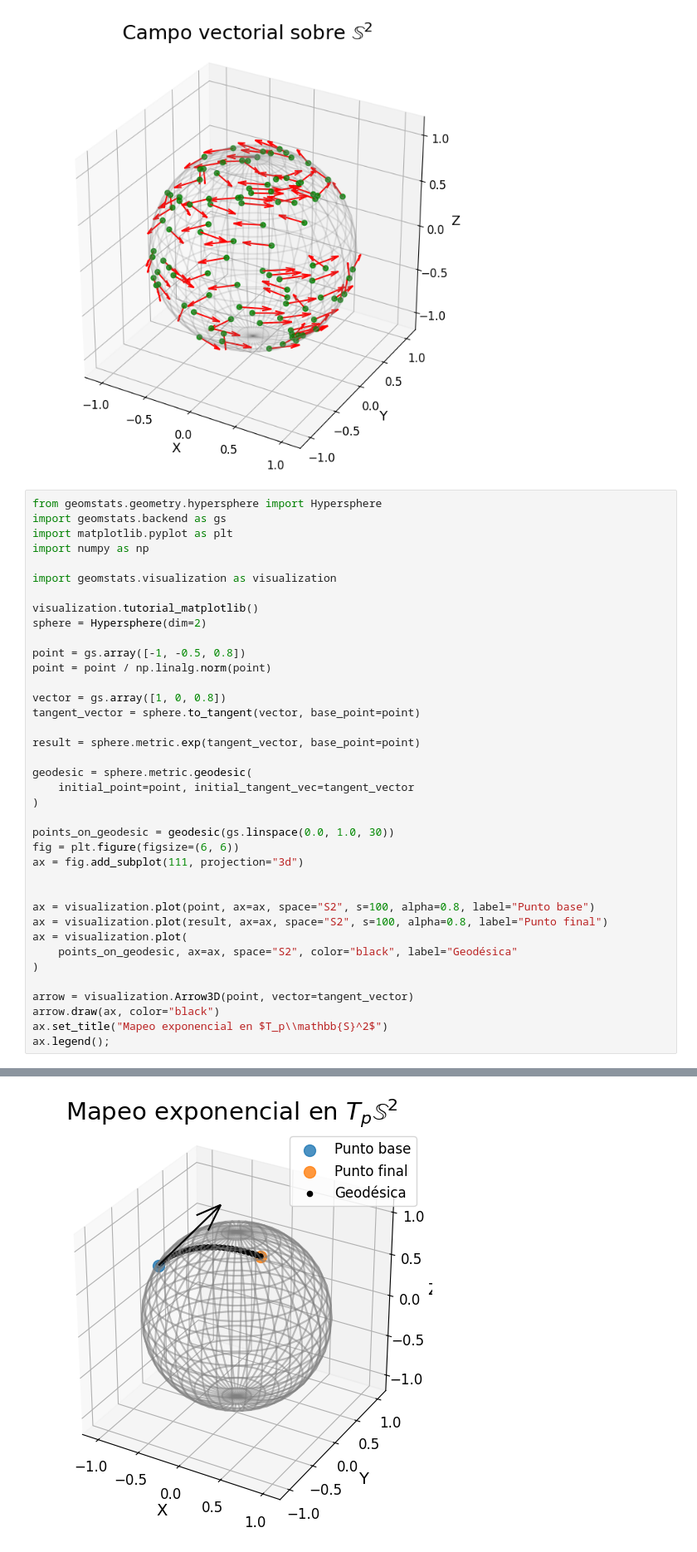
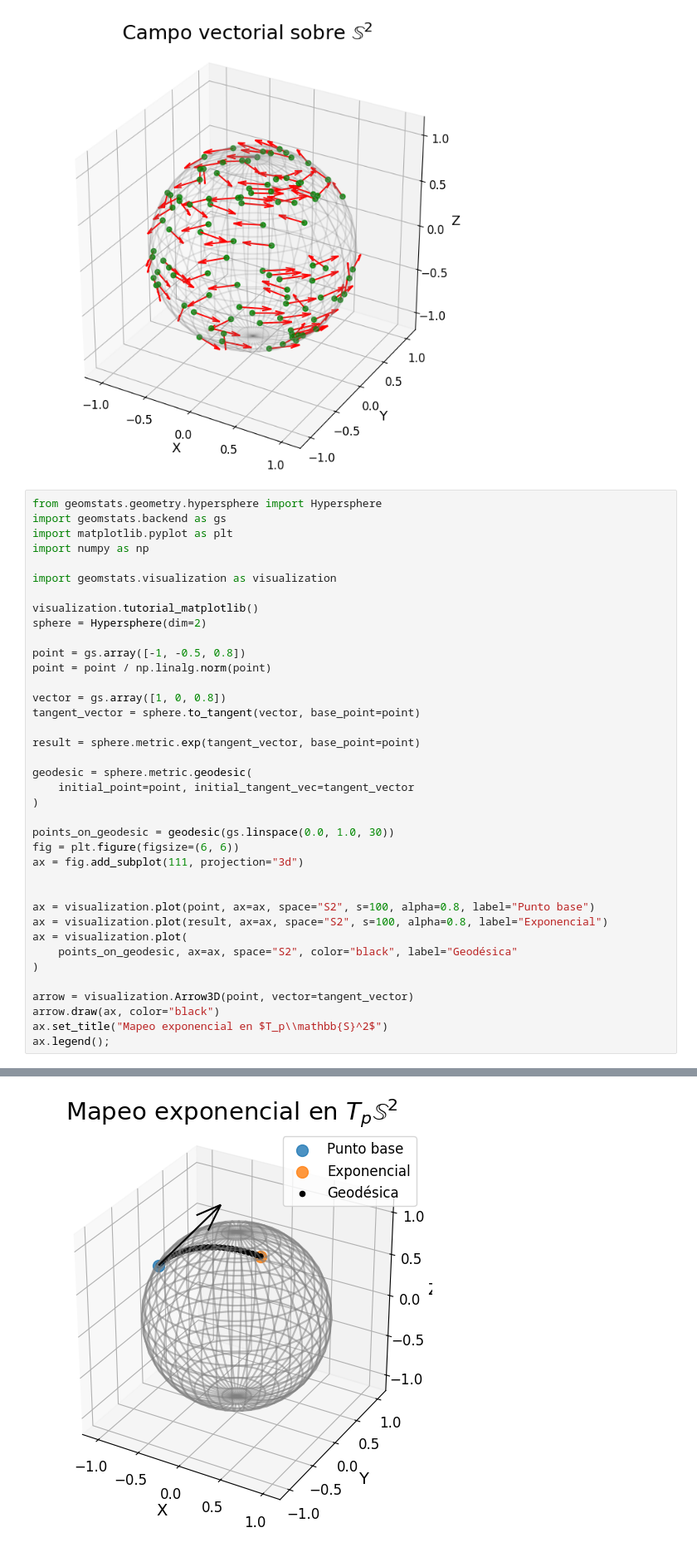
Before and after one commit to miguelgondu/pares-ordenados-geometria-riemanniana-computacional, a Jupyter notebook: graficos.ipynb, the cells around one changed output, grey strips where cells are left out. Shown: that part at 83% size. Drawn from its saved outputs; the diff is of its cells as text.

```diff
--- a/graficos.ipynb
+++ b/graficos.ipynb
@@ -264,7 +264,7 @@ ax = fig.add_subplot(111, projection="3d")
 
 
 ax = visualization.plot(point, ax=ax, space="S2", s=100, alpha=0.8, label="Punto base")
-ax = visualization.plot(result, ax=ax, space="S2", s=100, alpha=0.8, label="Punto final")
+ax = visualization.plot(result, ax=ax, space="S2", s=100, alpha=0.8, label="Exponencial")
 ax = visualization.plot(
     points_on_geodesic, ax=ax, space="S2", color="black", label="Geodésica"
 )
@@ -290,8 +290,8 @@ WARNING: findfont: Font family 'times' not found.
 WARNING: findfont: Font family 'times' not found.
 WARNING: findfont: Font family 'times' not found.
 WARNING: findfont: Font family 'times' not found.
 WARNING: findfont: Font family 'times' not found.
-[figure, old version]
+[figure, new version]
 # %%
 from geomstats.geometry.hypersphere import Hypersphere
 import geomstats.backend as gs
```
Also changed, not shown: parts of 2 cells of this notebook.
